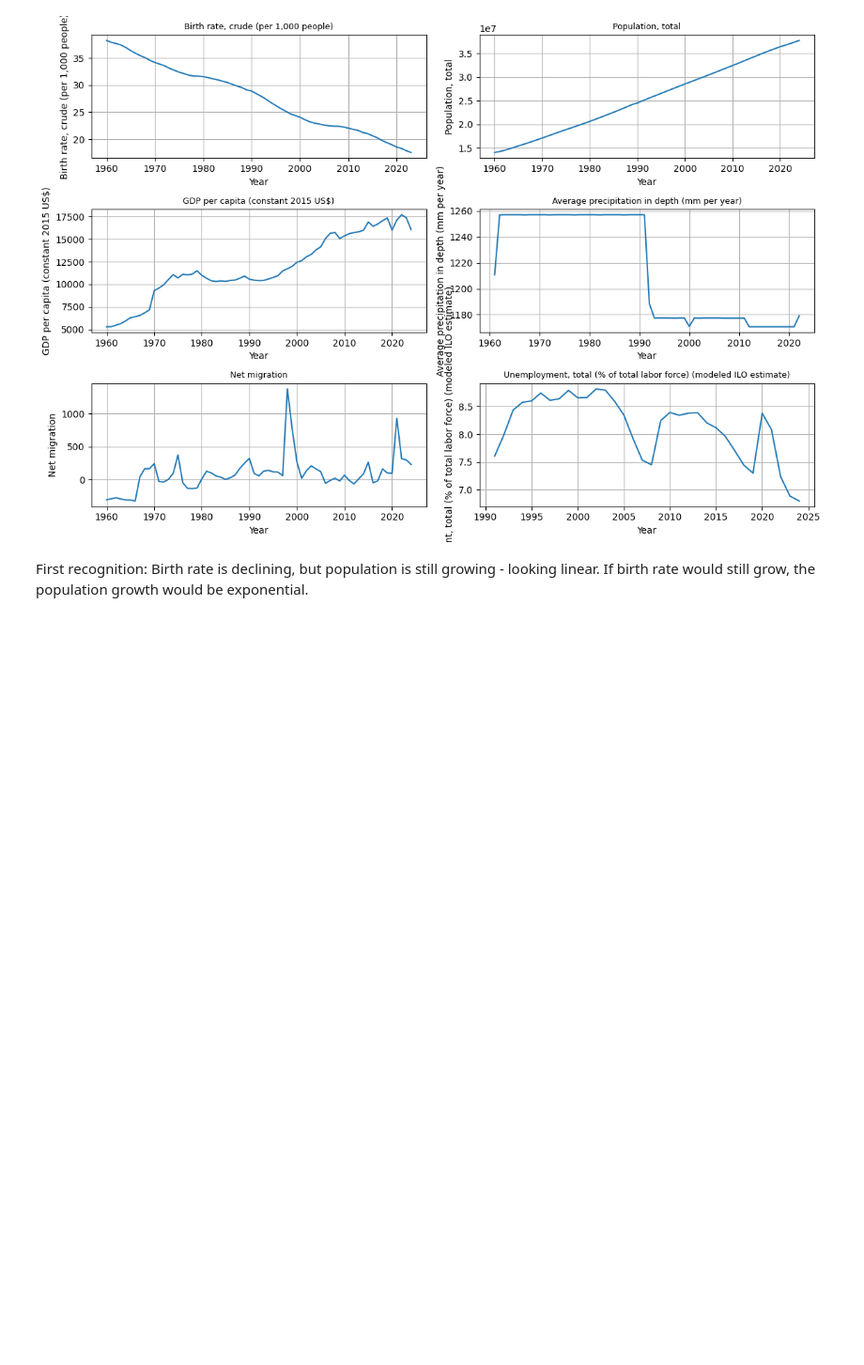
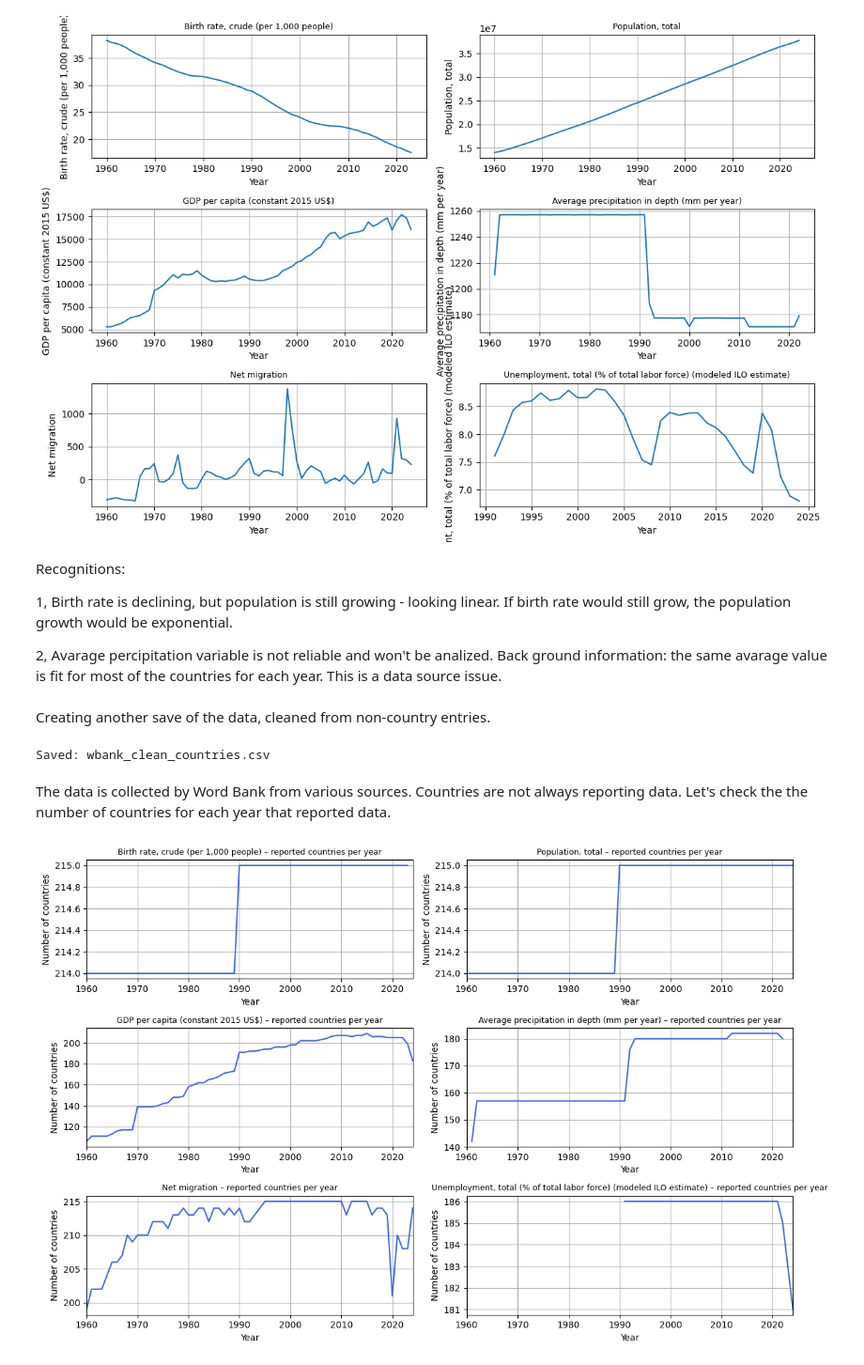
Before and after one commit to AndrasHege/MatMod_HA, a Jupyter notebook: Mathmod_HA.ipynb, the cells around one changed output. Shown at 94% size. Saved outputs shown, nothing was run; the diff lists cells and outputs as text; code cells hidden in the pictures; blank space fills up the shorter version.

```diff
--- a/Mathmod_HA.ipynb
+++ b/Mathmod_HA.ipynb
@@ -408,5 +412,55 @@ plt.show()
 # %% [output]
 [figure]
 # %% [markdown]
-First recognition:
-Birth rate is declining, but population is still growing - looking linear. If birth rate would still grow, the population growth would be exponential.
+Recognitions:
+
+1, Birth rate is declining, but population is still growing - looking linear. If birth rate would still grow, the population growth would be exponential.
+
+2, Avarage percipitation variable is not reliable and won't be analized. Back ground information: the same avarage value is fit for most of the countries for each year. This is a data source issue.
+# %% [markdown]
+Creating another save of the data, cleaned from non-country entries.
+# %%
+df_wide.to_csv("wbank_clean_countries.csv", index=False)
+print("Saved: wbank_clean_countries.csv")
+# %% [output]
+Saved: wbank_clean_countries.csv
+# %% [markdown]
+The data is collected by Word Bank from various sources. Countries are not always reporting data. Let's check the the number of countries for each year that reported data.
+# %%
+import matplotlib.pyplot as plt
+
+plt.rcParams["figure.figsize"] = (12, 8)
+plt.rcParams["figure.dpi"] = 100
+
+variables = [
+    "Birth rate, crude (per 1,000 people)",
+    "Population, total",
+    "GDP per capita (constant 2015 US$)",
+    "Average precipitation in depth (mm per year)",
+    "Net migration",
+    "Unemployment, total (% of total labor force) (modeled ILO estimate)"
+]
+
+# --- Year to numeric ---
+df_wide["Year"] = pd.to_numeric(df_wide["Year"], errors="coerce")
+
+# --- 3x2 plot grid ---
+fig, axes = plt.subplots(3, 2, figsize=(12, 8))
+axes = axes.flatten()
+
+# --- Count valid entries per year for each variable ---
+for i, var in enumerate(variables):
+    df_var = df_wide[df_wide[var].notna() & (df_wide[var] != 0)]
+    counts = df_var.groupby("Year")[var].count()
+
+    axes[i].plot(counts.index, counts.values, color="royalblue", linewidth=1.6)
+    axes[i].set_xlim(1960, 2024)
+    axes[i].set_title(f"{var} – reported countries per year", fontsize=9)
+    axes[i].set_xlabel("Year")
+    axes[i].set_ylabel("Number of countries")
+    axes[i].grid(True)
+
+plt.tight_layout()
+plt.show()
+# %% [output]
+[figure, added]
```
Also changed, not shown: parts of 32 cells of this notebook.
